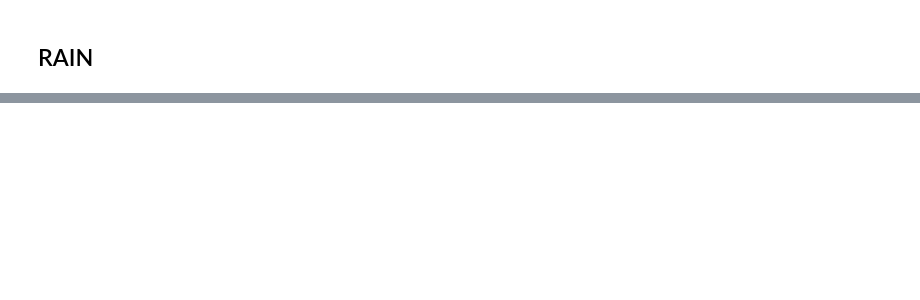
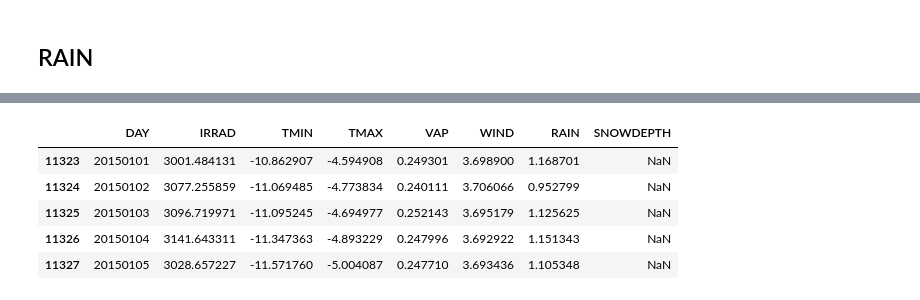
Before and after one commit to CS-MSU/3s-Article, a Jupyter notebook: 2_neural_prophet.ipynb, the cells around one changed output, grey strips where cells are left out. Drawn from its saved outputs; the diff is of its cells as text; code cells hidden in the pictures; blank space fills up the shorter version.

```diff
--- a/2_neural_prophet.ipynb
+++ b/2_neural_prophet.ipynb
@@ -275,0 +294,20 @@ visulize(test_data, 'RAIN')
+# %%
+output = test_data[['DAY', 'IRRAD_np', 'TMIN_np', 'TMAX_np', 'VAP_np', 'WIND_np', 'RAIN_np', 'SNOWDEPTH']].copy()
+# %%
+output = output.rename(columns={
+    'IRRAD_np': 'IRRAD',
+    'TMIN_np': 'TMIN',
+    'TMAX_np': 'TMAX',
+    'VAP_np': 'VAP',
+    'WIND_np': 'WIND',
+    'RAIN_np': 'RAIN'
+    })
+# %%
+output.head()
+# %% [output]
+|  | DAY | IRRAD | TMIN | TMAX | VAP | WIND | RAIN | SNOWDEPTH |
+| 11323 | 20150101 | 3001.484131 | -10.862907 | -4.594908 | 0.249301 | 3.698900 | 1.168701 | NaN |
+| 11324 | 20150102 | 3077.255859 | -11.069485 | -4.773834 | 0.240111 | 3.706066 | 0.952799 | NaN |
+| 11325 | 20150103 | 3096.719971 | -11.095245 | -4.694977 | 0.252143 | 3.695179 | 1.125625 | NaN |
+| 11326 | 20150104 | 3141.643311 | -11.347363 | -4.893229 | 0.247996 | 3.692922 | 1.151343 | NaN |
+| 11327 | 20150105 | 3028.657227 | -11.571760 | -5.004087 | 0.247710 | 3.693436 | 1.105348 | NaN |
```
Also changed, not shown: parts of 19 cells of this notebook, 7 other files.
